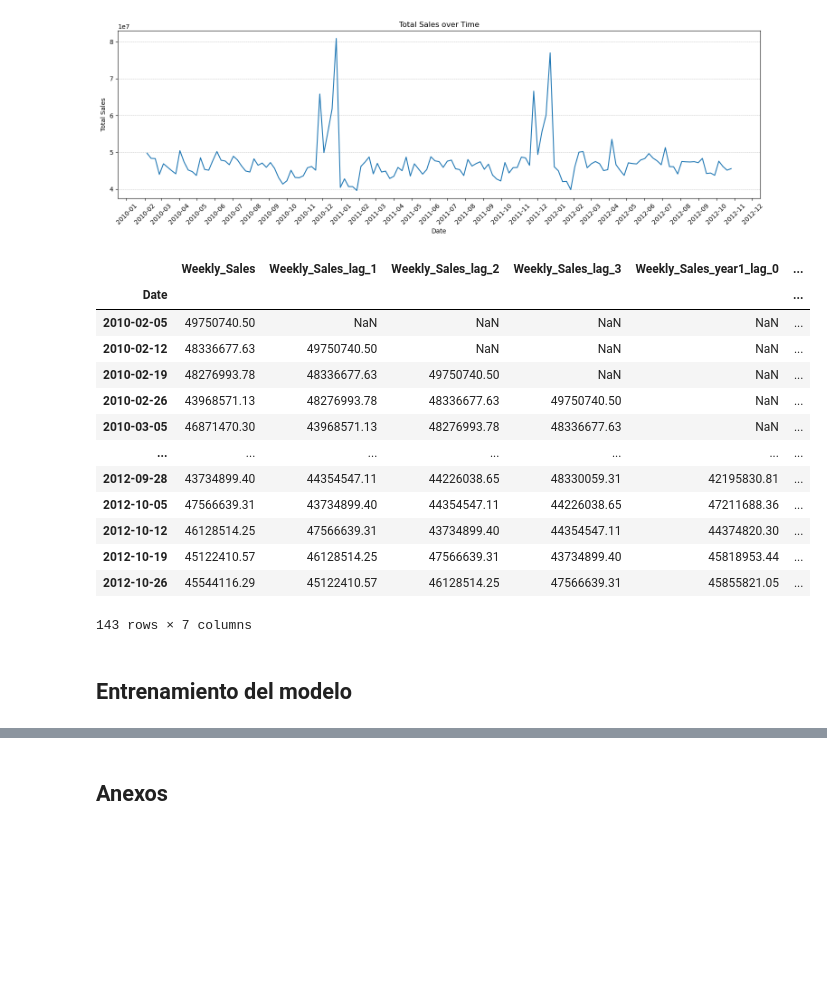
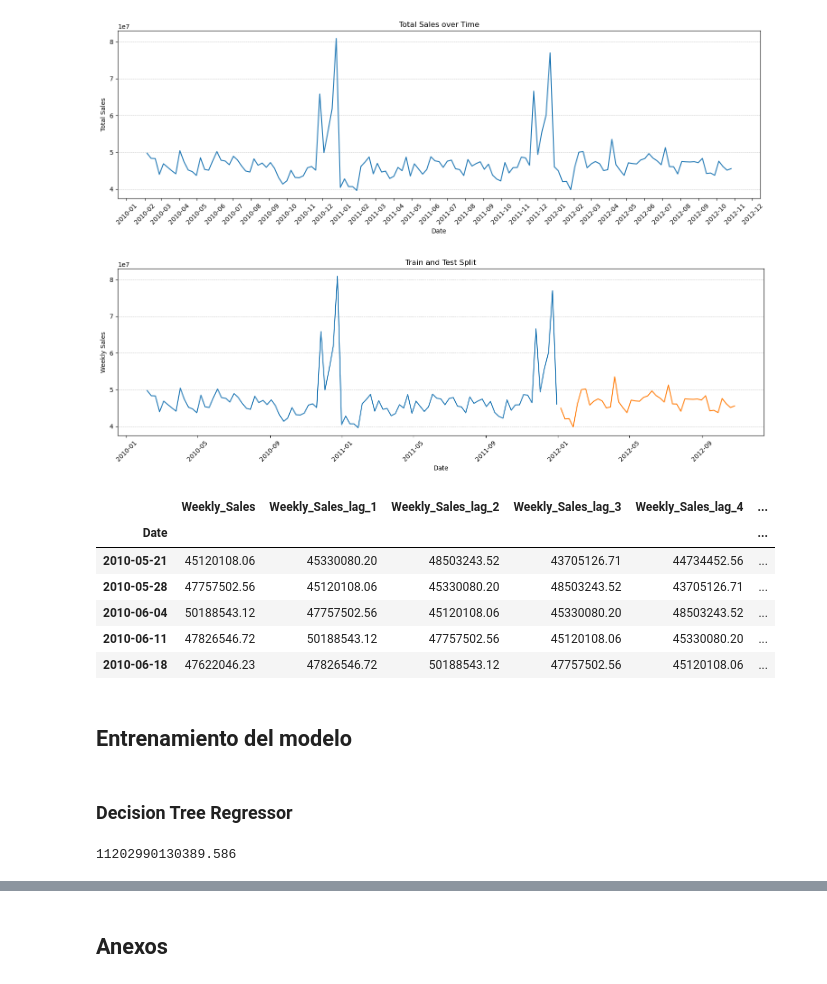
Before and after one commit to DiegoCollado27/walmart, a Jupyter notebook: main.ipynb, the cells around one changed output, grey strips where cells are left out. Drawn from its saved outputs; the diff is of its cells as text; code cells hidden in the pictures; blank space fills up the shorter version.

```diff
--- a/main.ipynb
+++ b/main.ipynb
@@ -141,39 +143,65 @@ plt.grid(True, which='both', axis='y', linestyle='--', linewidth=0.5)
 plt.show()
 # %% [output]
 [figure]
+# %%
+# splitting dataset into train and test set (80:20)
+train, test = total_sales.iloc[:int(len(total_sales)*0.7)], total_sales.iloc[int(len(total_sales)*0.7):]
+plt.figure(figsize=(15, 5))
+plt.plot(train.index, train['Weekly_Sales'])
+plt.plot(test.index, test['Weekly_Sales'])
+plt.xlabel('Date')
+plt.ylabel('Weekly Sales')
+plt.title('Train and Test Split')
+plt.xticks(rotation=45)
+plt.tight_layout()
+plt.grid(True, which='both', axis='y', linestyle='--', linewidth=0.5)
+plt.show()
+# %% [output]
+[figure, added]
 # %%
 def create_lag_features(df, lag_columns, max_lag, max_yearly_lag=0):
     temp_df = df.copy()
 
     # Create weekly lag features
     for column in lag_columns:
         for lag in range(1, max_lag + 1):
             temp_df[f'{column}_lag_{lag}'] = temp_df[column].shift(lag)
 
     # Create yearly lag features for same week of previous years and the weeks before that
     for column in lag_columns:
         for year in range(1, max_yearly_lag + 1):
             for lag in range(0, max_lag):  # Starting from 0 to capture the same week from the previous year
                 temp_df[f'{column}_year{year}_lag_{lag}'] = temp_df[column].shift(52 * year + lag)
 
     return temp_df
 
-df = create_lag_features(total_sales, ['Weekly_Sales'], 3, max_yearly_lag=1)  # Adjust the parameters as needed
-df
+df = create_lag_features(total_sales, ['Weekly_Sales'], 15, max_yearly_lag=0)  # Adjust the parameters as needed
+train, test = df.iloc[:int(len(df)*0.7)], df.iloc[int(len(df)*0.7):]
+test.dropna(inplace=True)  # Drop the rows with missing values in the test set
+train.dropna(inplace=True)
+train.head()
 # %% [output]
-|  | Weekly_Sales | Weekly_Sales_lag_1 | Weekly_Sales_lag_2 | Weekly_Sales_lag_3 | Weekly_Sales_year1_lag_0 | ... |
+|  | Weekly_Sales | Weekly_Sales_lag_1 | Weekly_Sales_lag_2 | Weekly_Sales_lag_3 | Weekly_Sales_lag_4 | ... |
 | Date |  |  |  |  |  | ... |
-| 2010-02-05 | 49750740.50 | NaN | NaN | NaN | NaN | ... |
-| 2010-02-12 | 48336677.63 | 49750740.50 | NaN | NaN | NaN | ... |
-| 2010-02-19 | 48276993.78 | 48336677.63 | 49750740.50 | NaN | NaN | ... |
-| 2010-02-26 | 43968571.13 | 48276993.78 | 48336677.63 | 49750740.50 | NaN | ... |
-| 2010-03-05 | 46871470.30 | 43968571.13 | 48276993.78 | 48336677.63 | NaN | ... |
-| ... | ... | ... | ... | ... | ... | ... |
-| 2012-09-28 | 43734899.40 | 44354547.11 | 44226038.65 | 48330059.31 | 42195830.81 | ... |
-| 2012-10-05 | 47566639.31 | 43734899.40 | 44354547.11 | 44226038.65 | 47211688.36 | ... |
-| 2012-10-12 | 46128514.25 | 47566639.31 | 43734899.40 | 44354547.11 | 44374820.30 | ... |
-| 2012-10-19 | 45122410.57 | 46128514.25 | 47566639.31 | 43734899.40 | 45818953.44 | ... |
-| 2012-10-26 | 45544116.29 | 45122410.57 | 46128514.25 | 47566639.31 | 45855821.05 | ... |
+| 2010-05-21 | 45120108.06 | 45330080.20 | 48503243.52 | 43705126.71 | 44734452.56 | ... |
+| 2010-05-28 | 47757502.56 | 45120108.06 | 45330080.20 | 48503243.52 | 43705126.71 | ... |
+| 2010-06-04 | 50188543.12 | 47757502.56 | 45120108.06 | 45330080.20 | 48503243.52 | ... |
+| 2010-06-11 | 47826546.72 | 50188543.12 | 47757502.56 | 45120108.06 | 45330080.20 | ... |
+| 2010-06-18 | 47622046.23 | 47826546.72 | 50188543.12 | 47757502.56 | 45120108.06 | ... |
-143 rows × 7 columns
 # %% [markdown]
 ## Entrenamiento del modelo
+# %% [markdown]
+### Decision Tree Regressor
+# %%
+X_train = train.drop('Weekly_Sales', axis=1)
+y_train = train['Weekly_Sales']
+X_test = test.drop('Weekly_Sales', axis=1)
+y_test = test['Weekly_Sales']
+# Crear y entrenar el modelo de árbol de decisión
+modelo_arbol = DecisionTreeRegressor(max_depth=10, random_state=42)
+modelo_arbol.fit(X_train, y_train)
+predicciones = modelo_arbol.predict(X_test)
+err = mean_squared_error(y_test, predicciones)
+print(err)
+# %% [output]
+11202990130389.586
```
Also changed, not shown: parts of 2 cells of this notebook.
